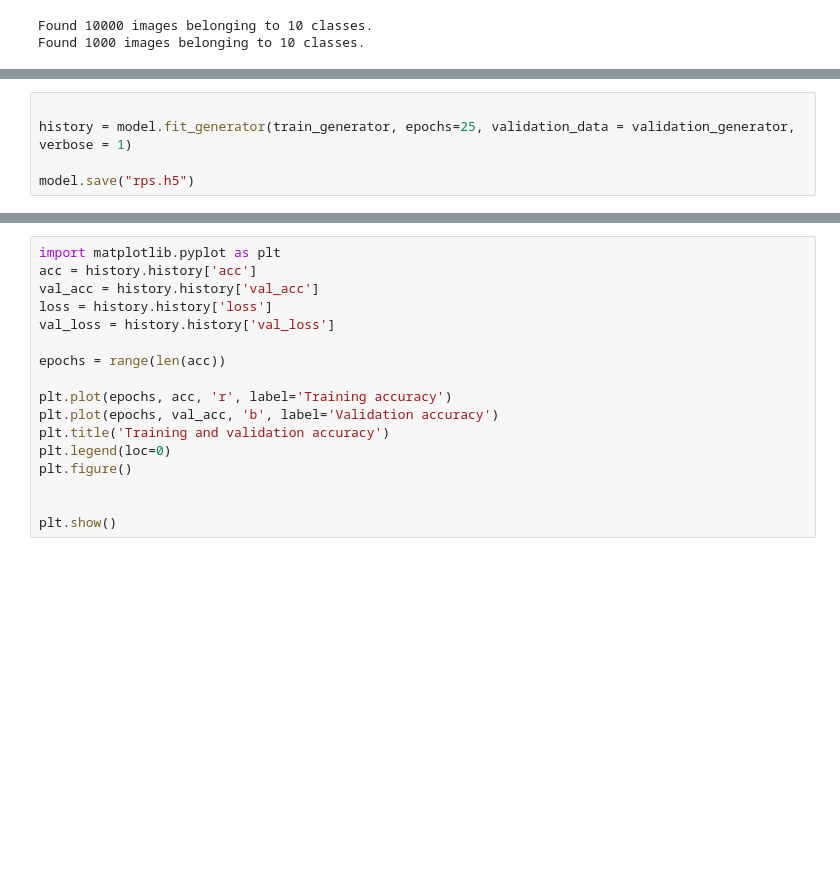
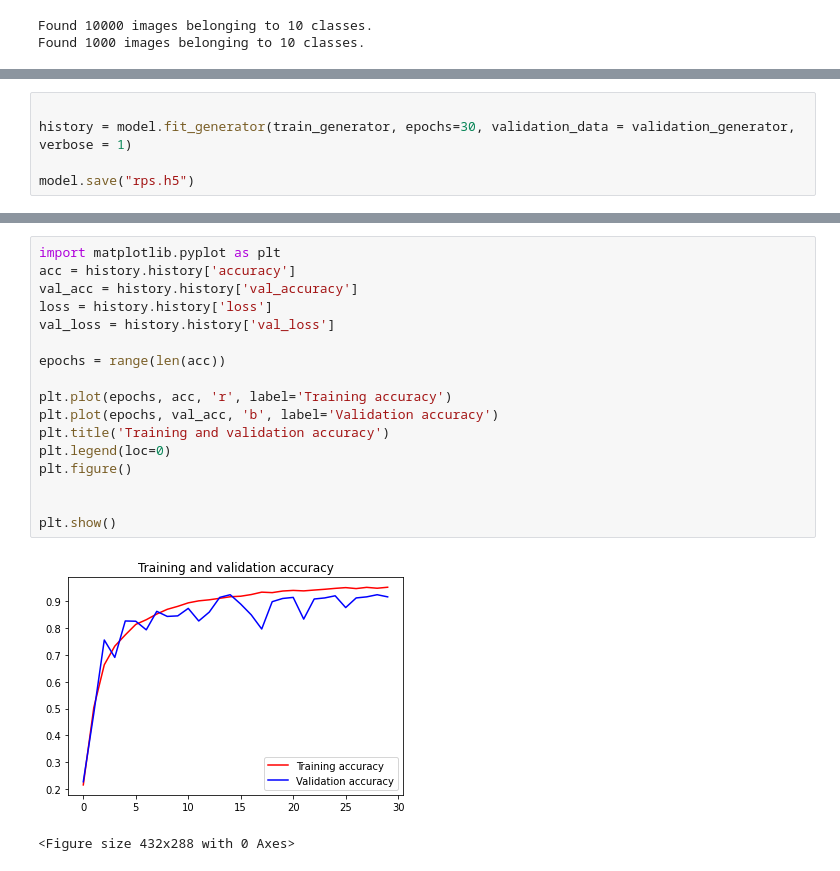
Before and after one commit to vasukokkiligadda/plantpathology, a Jupyter notebook: tomato_diseases.ipynb, the cells around one changed output, grey strips where cells are left out. Drawn from its saved outputs; the diff is of its cells as text; blank space fills up the shorter version.

```diff
--- a/tomato_diseases.ipynb
+++ b/tomato_diseases.ipynb
@@ -136,7 +136,7 @@ Non-trainable params: 0
 _________________________________________________________________
 # %%
 
-history = model.fit_generator(train_generator, epochs=25, validation_data = validation_generator, verbose = 1)
+history = model.fit_generator(train_generator, epochs=30, validation_data = validation_generator, verbose = 1)
 
 model.save("rps.h5")
 # %% [output]
@@ -156,17 +160,20 @@ Epoch 7/25
 # %%
 import matplotlib.pyplot as plt
-acc = history.history['acc']
-val_acc = history.history['val_acc']
+acc = history.history['accuracy']
+val_acc = history.history['val_accuracy']
 loss = history.history['loss']
 val_loss = history.history['val_loss']
 
 epochs = range(len(acc))
 
 plt.plot(epochs, acc, 'r', label='Training accuracy')
 plt.plot(epochs, val_acc, 'b', label='Validation accuracy')
 plt.title('Training and validation accuracy')
 plt.legend(loc=0)
 plt.figure()
 
 
 plt.show()
+# %% [output]
+[figure, added]
+<Figure size 432x288 with 0 Axes>
```
Also changed, not shown: parts of 7 cells of this notebook.
